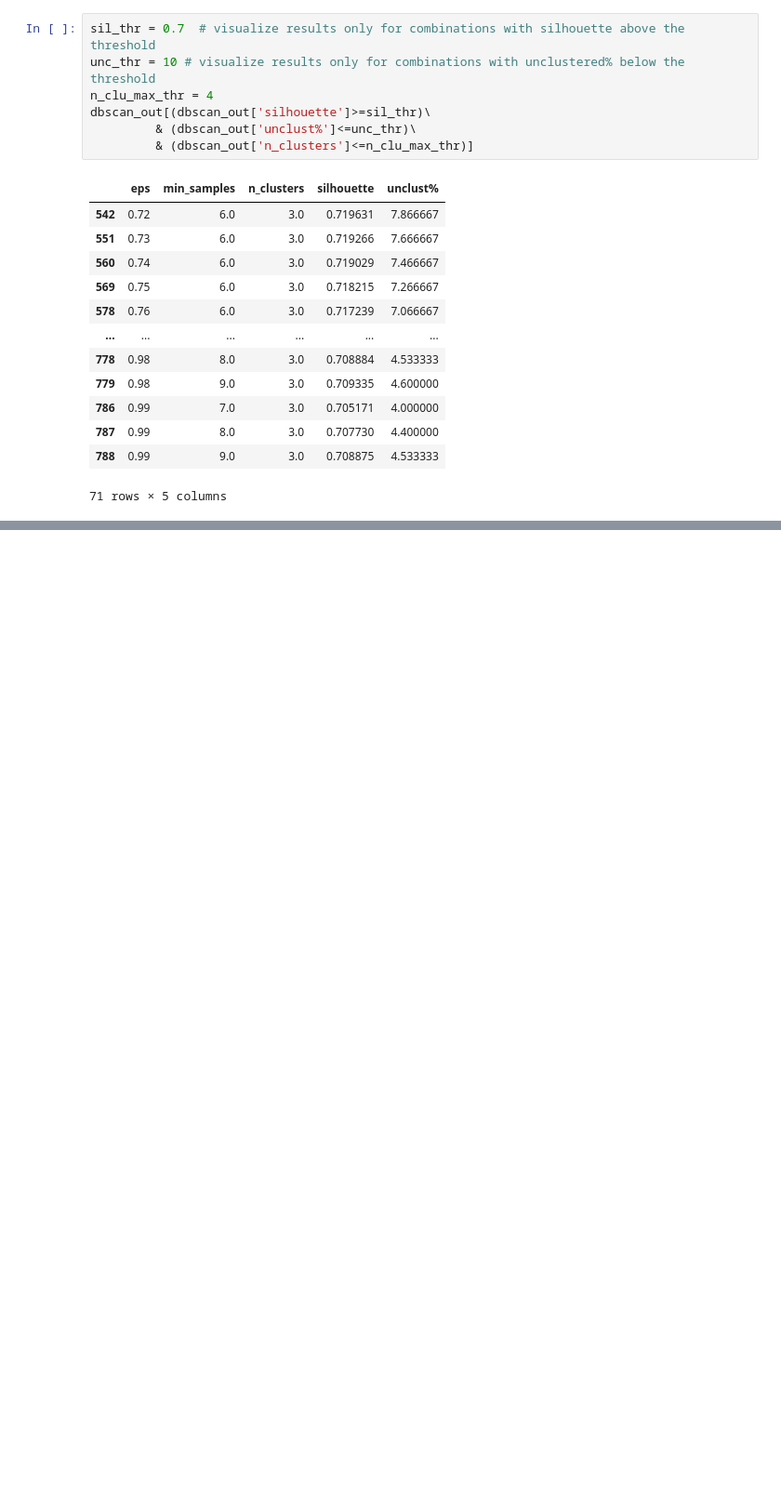
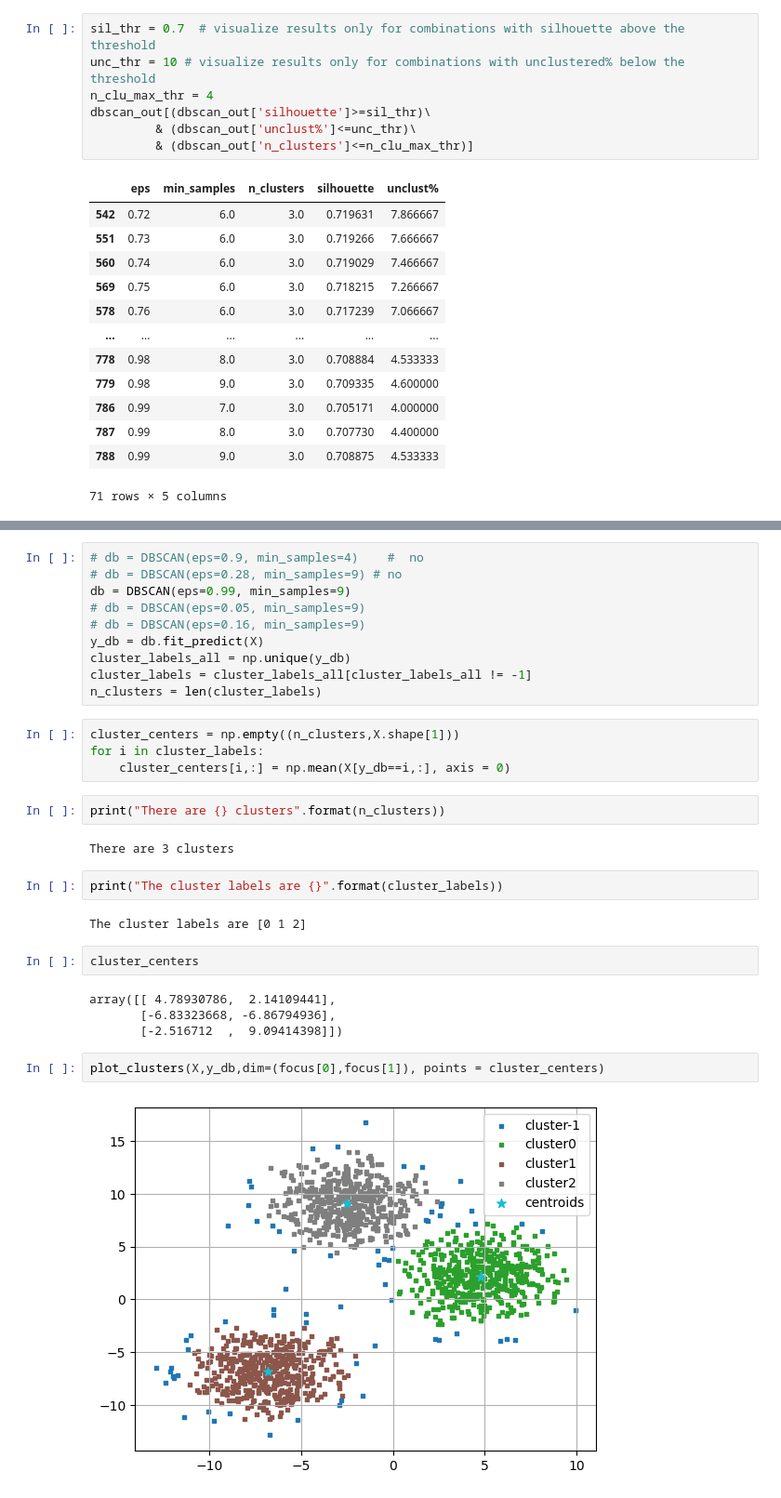
Before and after one commit to Rezashatery/clustering-DBSCAN, a Jupyter notebook: clustering-DBSCAN.ipynb, the cells around one changed output, grey strips where cells are left out. Shown: that part at 93% size. Cells and saved outputs as stored; diff of their text form; blank space fills up the shorter version.

```diff
--- a/clustering-DBSCAN.ipynb
+++ b/clustering-DBSCAN.ipynb
@@ -210,0 +216,32 @@ dbscan_out[(dbscan_out['silhouette']>=sil_thr)\
+# %%
+# db = DBSCAN(eps=0.9, min_samples=4)    #  no
+# db = DBSCAN(eps=0.28, min_samples=9) # no
+db = DBSCAN(eps=0.99, min_samples=9)
+# db = DBSCAN(eps=0.05, min_samples=9)
+# db = DBSCAN(eps=0.16, min_samples=9)
+y_db = db.fit_predict(X)
+cluster_labels_all = np.unique(y_db)
+cluster_labels = cluster_labels_all[cluster_labels_all != -1]
+n_clusters = len(cluster_labels)
+# %%
+cluster_centers = np.empty((n_clusters,X.shape[1]))
+for i in cluster_labels:
+    cluster_centers[i,:] = np.mean(X[y_db==i,:], axis = 0)
+# %%
+print("There are {} clusters".format(n_clusters))
+# %% [output]
+There are 3 clusters
+# %%
+print("The cluster labels are {}".format(cluster_labels))
+# %% [output]
+The cluster labels are [0 1 2]
+# %%
+cluster_centers
+# %% [output]
+array([[ 4.78930786,  2.14109441],
+       [-6.83323668, -6.86794936],
+       [-2.516712  ,  9.09414398]])
+# %%
+plot_clusters(X,y_db,dim=(focus[0],focus[1]), points = cluster_centers)
+# %% [output]
+[figure, added]
```
Also changed, not shown: parts of 1 cell of this notebook.
